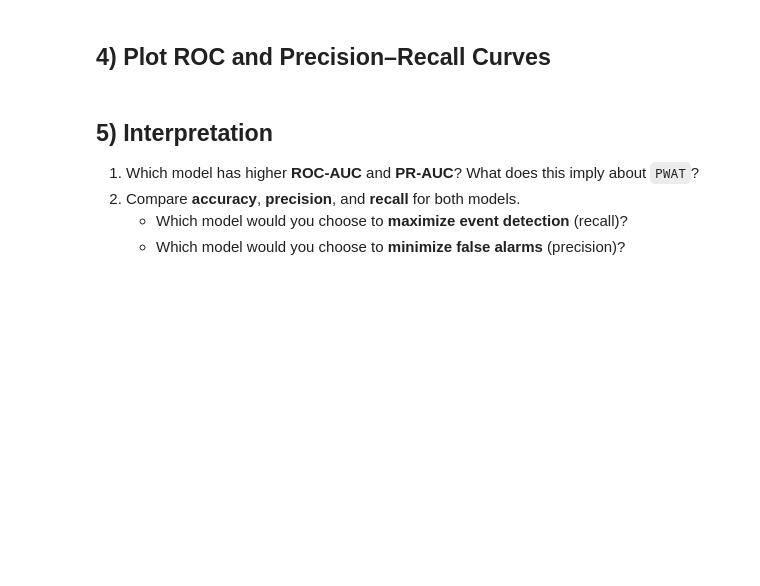
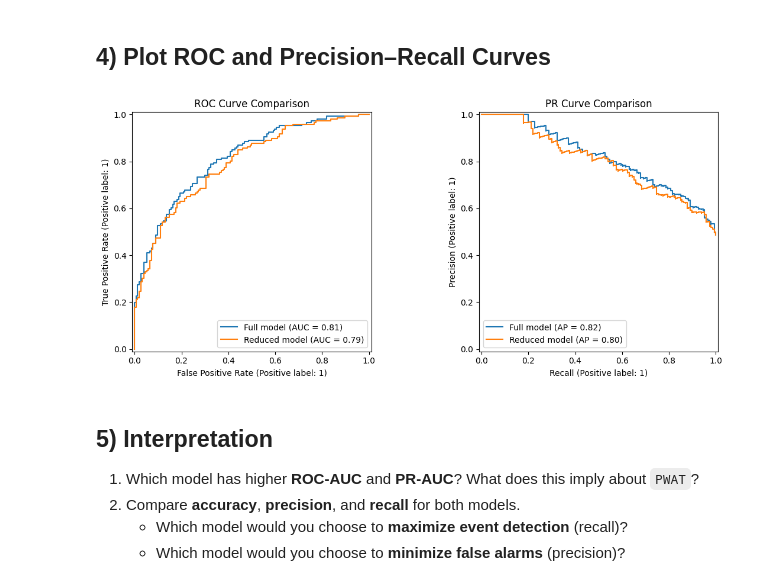
Before and after one commit to swnesbitt/ATMS-523-Module-5-Checkin, a Jupyter notebook: notebooks/LogReg_Compare_Models.ipynb, the cells around one changed output. Cells and saved outputs as stored; diff of their text form; code cells hidden in the pictures; blank space fills up the shorter version.

```diff
--- a/notebooks/LogReg_Compare_Models.ipynb
+++ b/notebooks/LogReg_Compare_Models.ipynb
@@ -83,6 +125,25 @@ ypred_reduced = (yprob_reduced >= thr).astype(int)
 ## 4) Plot ROC and Precision–Recall Curves
 # %%
 # TODO: Plot ROC and PR curves for both models on shared axes
+
+fig, axes = plt.subplots(1, 2, figsize=(12, 5))
+
+# ROC curve
+RocCurveDisplay.from_predictions(yf_test, yprob_full, name="Full model", ax=axes[0])
+RocCurveDisplay.from_predictions(yr_test, yprob_reduced, name="Reduced model", ax=axes[0])
+axes[0].set_title("ROC Curve Comparison")
+axes[0].legend(loc="lower right")
+
+# PR curve
+PrecisionRecallDisplay.from_predictions(yf_test, yprob_full, name="Full model", ax=axes[1])
+PrecisionRecallDisplay.from_predictions(yr_test, yprob_reduced, name="Reduced model", ax=axes[1])
+axes[1].set_title("PR Curve Comparison")
+axes[1].legend(loc="lower left")
+
+plt.tight_layout()
+plt.show()
+# %% [output]
+[figure, added]
 # %% [markdown]
 ## 5) Interpretation
 
```
Also changed, not shown: parts of 5 cells of this notebook.
